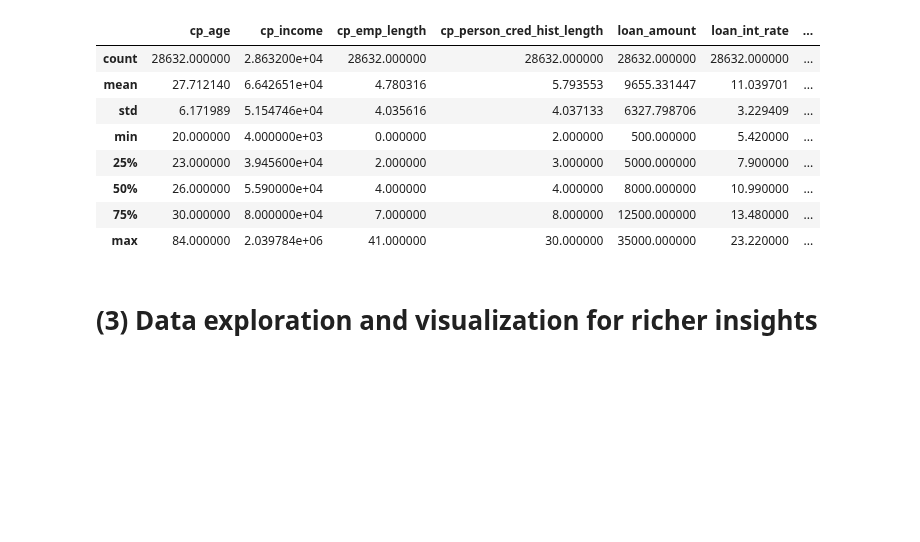
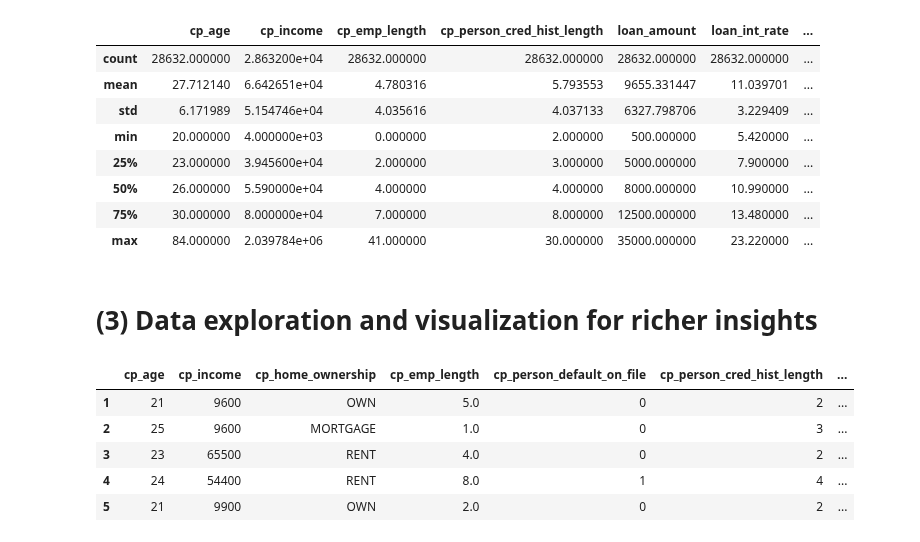
Before and after one commit to Travaz/bachelor_thesis, a Jupyter notebook: 03_code/credit_risk.ipynb, the cells around one changed output. Cells and saved outputs as stored; diff of their text form; code cells hidden in the pictures; blank space fills up the shorter version.

Commit message:
Inserted a preliminary explanatory analysis

```diff
--- a/03_code/credit_risk.ipynb
+++ b/03_code/credit_risk.ipynb
@@ -390,6 +403,17 @@ df.describe()
 | 50% | 26.000000 | 5.500000e+04 | 4.000000 | 4.000000 | 8000.000000 | 10.990000 | ... |
 | 75% | 30.000000 | 7.920000e+04 | 7.000000 | 8.000000 | 12200.000000 | 13.470000 | ... |
 | max | 94.000000 | 2.039784e+06 | 41.000000 | 30.000000 | 35000.000000 | 23.220000 | ... |
+# %%
+# mapping defaulted on file into 0-1 variables
+mapping_defaulted = {
+    "Y":1,
+    "N":0
+}
+# modify the dataframe to respect this convention
+df.loc[:,'cp_person_default_on_file'] = df.cp_person_default_on_file.map(mapping_defaulted)
+
+# assert
+assert not np.any((df.cp_person_default_on_file == "N") & (df.cp_person_default_on_file == "Y"))
 # %% [markdown]
 Now numbers seems to be reasonably in range. Although we still have presence of missing values, we will proceed with some visualization techniques to enrich our analysis and see whether we can find hidden patterns in the data
 # %% [markdown]
@@ -428,4 +452,11 @@ df_analysis.describe()
 # (3) Data exploration and visualization for richer insights
 # %%
 # Description of the dataset
-df.head()
+df_analysis.head()
+# %% [output]
+|  | cp_age | cp_income | cp_home_ownership | cp_emp_length | cp_person_default_on_file | cp_person_cred_hist_length | ... |
+| 1 | 21 | 9600 | OWN | 5.0 | 0 | 2 | ... |
+| 2 | 25 | 9600 | MORTGAGE | 1.0 | 0 | 3 | ... |
+| 3 | 23 | 65500 | RENT | 4.0 | 0 | 2 | ... |
+| 4 | 24 | 54400 | RENT | 8.0 | 1 | 4 | ... |
+| 5 | 21 | 9900 | OWN | 2.0 | 0 | 2 | ... |
```
Also changed, not shown: parts of 19 cells of this notebook.
